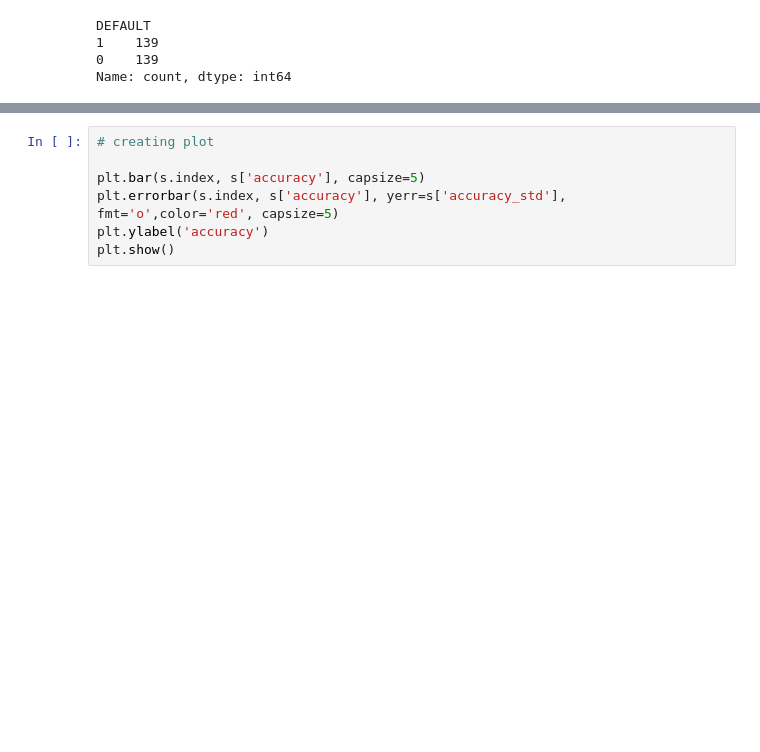
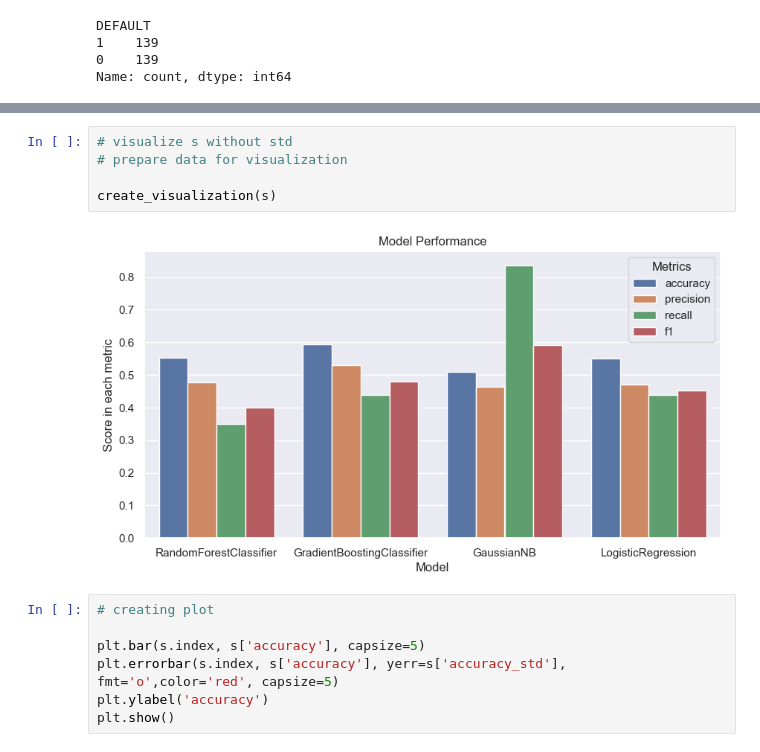
Before and after one commit to fantasy2fry/credit-score-classification-ml, a Jupyter notebook: library/test_norbert.ipynb, the cells around one changed output, grey strips where cells are left out. Saved outputs shown, nothing was run; the diff lists cells and outputs as text; blank space fills up the shorter version.

Commit message:
function for score visualization add

```diff
--- a/library/test_norbert.ipynb
+++ b/library/test_norbert.ipynb
@@ -87,6 +87,13 @@ s
 | 0 | GradientBoostingClassifier | 0.593976 | 0.064837 | 0.529704 | 0.095829 | 0.438730 | 0.093227 | 0.478555 | 0.091800 |
 | 0 | GaussianNB | 0.509667 | 0.043359 | 0.462784 | 0.025358 | 0.836508 | 0.120325 | 0.591320 | 0.030991 |
 | 0 | LogisticRegression | 0.550402 | 0.038606 | 0.470848 | 0.048575 | 0.438095 | 0.072974 | 0.452866 | 0.058707 |
+# %%
+# visualize s without std
+# prepare data for visualization
+
+create_visualization(s)
+# %% [output]
+[figure, added]
 # %%
 # creating plot
 
```
Also changed, not shown: 1 other file.
